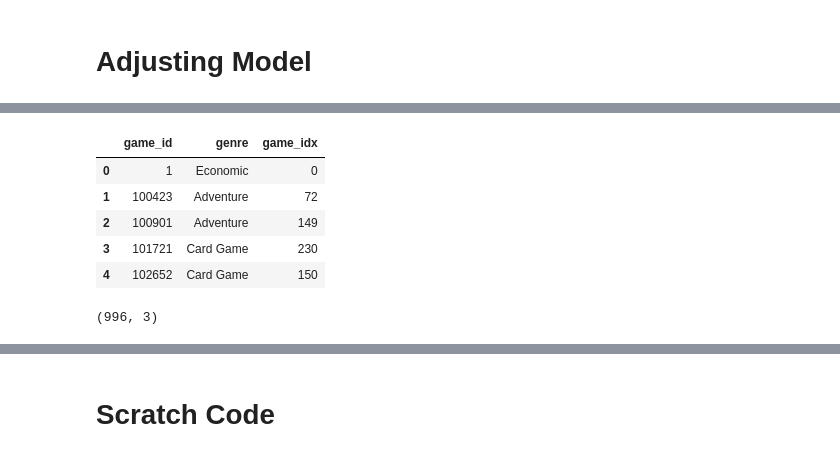
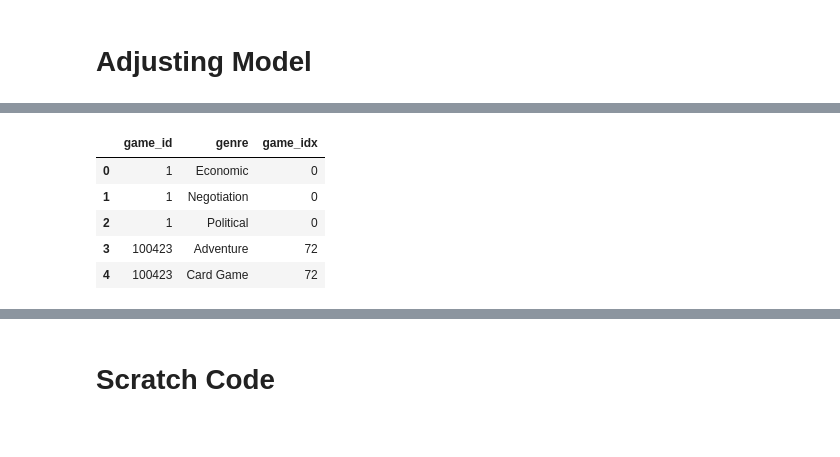
Before and after one commit to MarshallKrakauer/BGGAnalysis, a Jupyter notebook: Player Ratings.ipynb, the cells around one changed output, grey strips where cells are left out. Saved outputs shown, nothing was run; the diff lists cells and outputs as text; code cells hidden in the pictures.

```diff
--- a/Player Ratings.ipynb
+++ b/Player Ratings.ipynb
@@ -72,5 +53,5 @@ non-resource variables are not supported in the long term
 # %%
-df = pd.read_csv('game_ratings.csv')
+df = pd.read_csv('player_ratings.csv')
 # %%
 df.head()
 # %% [output]
@@ -525,31 +510,27 @@ games.head()
 # %%
 results = cur.execute('''
 WITH inner_query AS (
 SELECT id, category, ROW_NUMBER() OVER (PARTITION BY id)  r
 
 FROM BGG_CATEGORIES)
 
 SELECT id game_id, category
 
 FROM inner_query
 
 WHERE 1=1
-    AND r = 1
+    --AND r = 1
 
 ''')
 results = results.fetchall()
 result_li = [r for r in results]
 game_genres = pd.DataFrame(result_li, columns = ['game_id', 'genre'])
 game_genres['game_idx'] = game_genres['game_id'].apply(lambda x: game_dict[int(x)])
 game_genres.head()
 # %% [output]
 |  | game_id | genre | game_idx |
 | 0 | 1 | Economic | 0 |
-| 1 | 100423 | Adventure | 72 |
-| 2 | 100901 | Adventure | 149 |
-| 3 | 101721 | Card Game | 230 |
-| 4 | 102652 | Card Game | 150 |
+| 1 | 1 | Negotiation | 0 |
+| 2 | 1 | Political | 0 |
+| 3 | 100423 | Adventure | 72 |
+| 4 | 100423 | Card Game | 72 |
-# %%
-game_genres.shape
-# %% [output]
-(996, 3)
```
Also changed, not shown: parts of 31 cells of this notebook.
